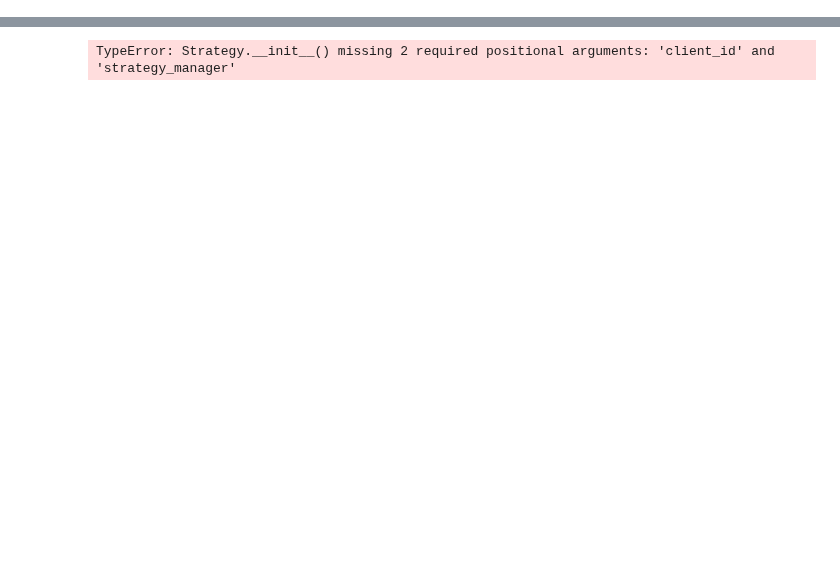
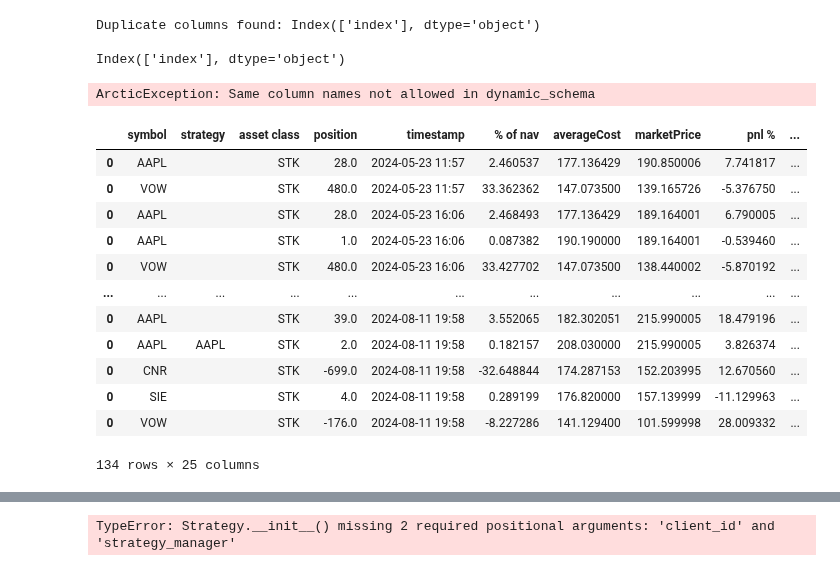
Before and after one commit to lowQuant/IB-Multi-Strategy-ATS, a Jupyter notebook: data_and_research/record_trade.ipynb, the cells around one changed output, grey strips where cells are left out. Cells and saved outputs as stored; diff of their text form; code cells hidden in the pictures; blank space fills up the shorter version.

```diff
--- a/data_and_research/record_trade.ipynb
+++ b/data_and_research/record_trade.ipynb
@@ -670,0 +816,26 @@ Trade(contract=Stock(conId=265598, symbol='AAPL', exchange='SMART', primaryExcha
+# %%
+df = self.match_ib_positions_with_arcticdb()
+df
+# %% [output]
+Duplicate columns found: Index(['index'], dtype='object')
+
+Index(['index'], dtype='object')
+ArcticException: Same column names not allowed in dynamic_schema
+# %%
+df = self.portfolio_library.read(self.account_id).data
+# %%
+df[df.duplicated(subset=['index'], keep=False)]
+# %% [output]
+|  | symbol | strategy | asset class | position | timestamp | % of nav | averageCost | marketPrice | pnl % | ... |
+| 0 | AAPL |  | STK | 28.0 | 2024-05-23 11:57 | 2.460537 | 177.136429 | 190.850006 | 7.741817 | ... |
+| 0 | VOW |  | STK | 480.0 | 2024-05-23 11:57 | 33.362362 | 147.073500 | 139.165726 | -5.376750 | ... |
+| 0 | AAPL |  | STK | 28.0 | 2024-05-23 16:06 | 2.468493 | 177.136429 | 189.164001 | 6.790005 | ... |
+| 0 | AAPL |  | STK | 1.0 | 2024-05-23 16:06 | 0.087382 | 190.190000 | 189.164001 | -0.539460 | ... |
+| 0 | VOW |  | STK | 480.0 | 2024-05-23 16:06 | 33.427702 | 147.073500 | 138.440002 | -5.870192 | ... |
+| ... | ... | ... | ... | ... | ... | ... | ... | ... | ... | ... |
+| 0 | AAPL |  | STK | 39.0 | 2024-08-11 19:58 | 3.552065 | 182.302051 | 215.990005 | 18.479196 | ... |
+| 0 | AAPL | AAPL | STK | 2.0 | 2024-08-11 19:58 | 0.182157 | 208.030000 | 215.990005 | 3.826374 | ... |
+| 0 | CNR |  | STK | -699.0 | 2024-08-11 19:58 | -32.648844 | 174.287153 | 152.203995 | 12.670560 | ... |
+| 0 | SIE |  | STK | 4.0 | 2024-08-11 19:58 | 0.289199 | 176.820000 | 157.139999 | -11.129963 | ... |
+| 0 | VOW |  | STK | -176.0 | 2024-08-11 19:58 | -8.227286 | 141.129400 | 101.599998 | 28.009332 | ... |
+134 rows × 25 columns
```
Also changed, not shown: parts of 28 cells of this notebook.
